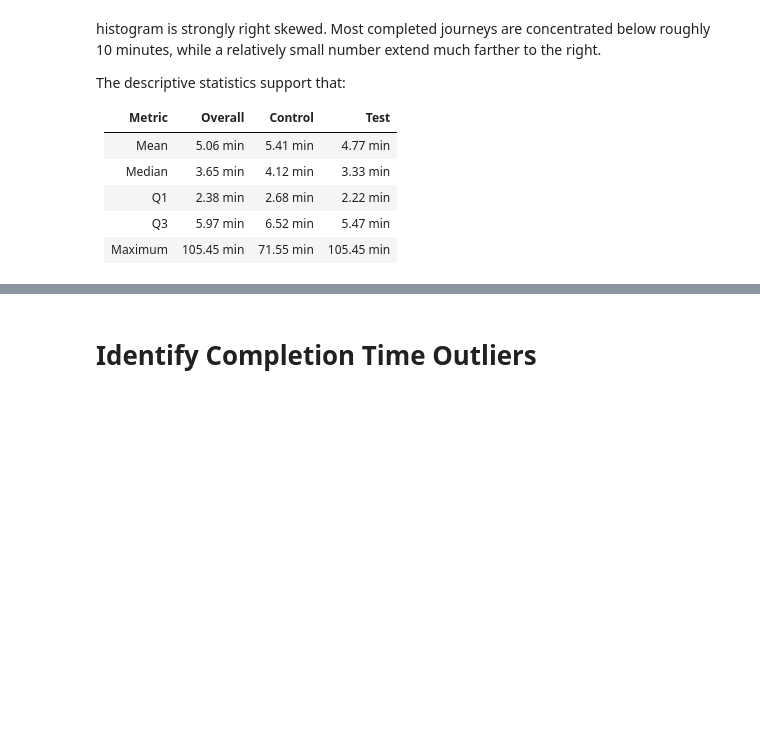
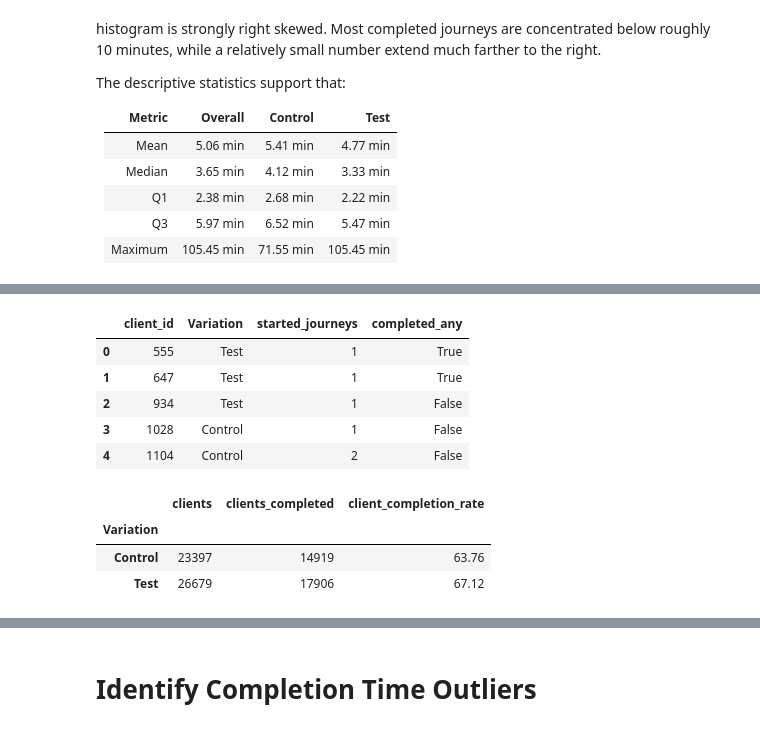
Before and after one commit to jannoelvero/Week_6_Project, a Jupyter notebook: notebooks/03_customer_journey_analysis.ipynb, the cells around one changed output, grey strips where cells are left out. Drawn from its saved outputs; the diff is of its cells as text; code cells hidden in the pictures; blank space fills up the shorter version.

```diff
--- a/notebooks/03_customer_journey_analysis.ipynb
+++ b/notebooks/03_customer_journey_analysis.ipynb
@@ -3109,0 +3161,41 @@ The descriptive statistics support that:
+# %%
+client_completion = (
+    abandonment_df
+    .groupby(["client_id", "Variation"])
+    .agg(
+        started_journeys=("visit_id", "nunique"),
+        completed_any=("has_confirm", "max")
+    )
+    .reset_index()
+)
+
+client_completion.head()
+# %% [output]
+|  | client_id | Variation | started_journeys | completed_any |
+| 0 | 555 | Test | 1 | True |
+| 1 | 647 | Test | 1 | True |
+| 2 | 934 | Test | 1 | False |
+| 3 | 1028 | Control | 1 | False |
+| 4 | 1104 | Control | 2 | False |
+# %%
+client_completion_summary = (
+    client_completion
+    .groupby("Variation")
+    .agg(
+        clients=("client_id", "nunique"),
+        clients_completed=("completed_any", "sum")
+    )
+)
+
+client_completion_summary["client_completion_rate"] = (
+    client_completion_summary["clients_completed"]
+    / client_completion_summary["clients"]
+    * 100
+)
+
+client_completion_summary.round(2)
+# %% [output]
+|  | clients | clients_completed | client_completion_rate |
+| Variation |  |  |  |
+| Control | 23397 | 14919 | 63.76 |
+| Test | 26679 | 17906 | 67.12 |
```
Also changed, not shown: parts of 9 cells of this notebook, 7 other files.
